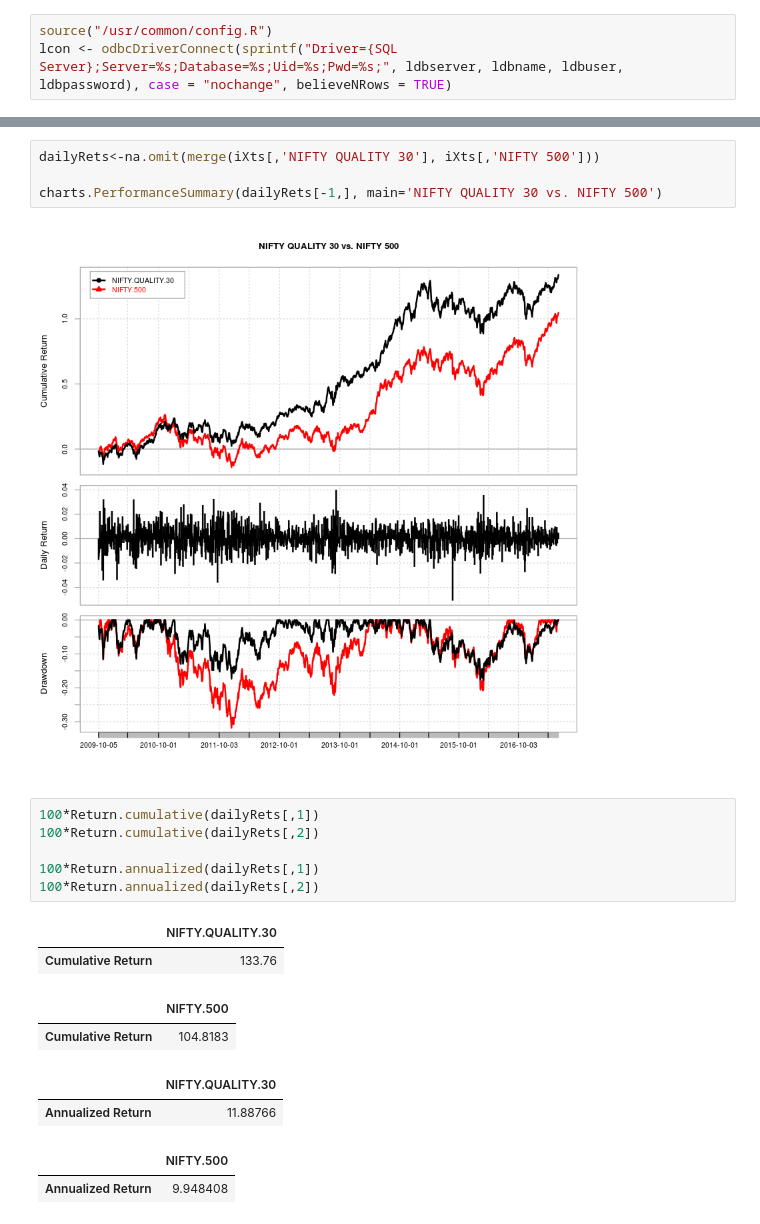
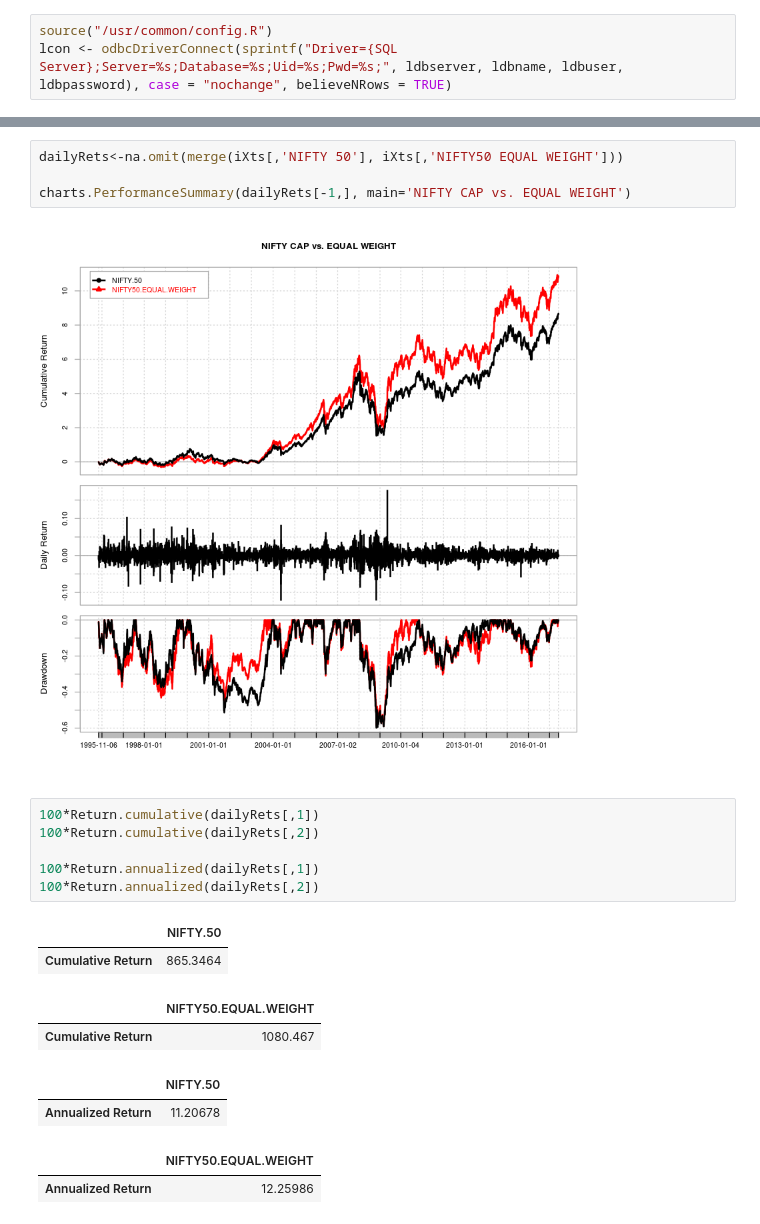
Before and after one commit to stockviz/notebooks, a Jupyter notebook: Index relative performance.ipynb, the cells around one changed output, grey strips where cells are left out. Cells and saved outputs as stored; diff of their text form.

Commit message:
NIFTY 50 cap vs. equal weight

```diff
--- a/Index relative performance.ipynb
+++ b/Index relative performance.ipynb
@@ -55,9 +38,9 @@ names(iXts)<-indexNames
 # %%
-dailyRets<-na.omit(merge(iXts[,'NIFTY QUALITY 30'], iXts[,'NIFTY 500']))
+dailyRets<-na.omit(merge(iXts[,'NIFTY 50'], iXts[,'NIFTY50 EQUAL WEIGHT']))
 
-charts.PerformanceSummary(dailyRets[-1,], main='NIFTY QUALITY 30 vs. NIFTY 500')
+charts.PerformanceSummary(dailyRets[-1,], main='NIFTY CAP vs. EQUAL WEIGHT')
 # %% [output]
-[figure, old version]
+[figure, new version]
 # %%
 100*Return.cumulative(dailyRets[,1])
 100*Return.cumulative(dailyRets[,2])
@@ -65,11 +48,11 @@ charts.PerformanceSummary(dailyRets[-1,], main='NIFTY QUALITY 30 vs. NIFTY 500')
 100*Return.annualized(dailyRets[,1])
 100*Return.annualized(dailyRets[,2])
 # %% [output]
-|  | NIFTY.QUALITY.30 |
-| Cumulative Return | 133.76 |
+|  | NIFTY.50 |
+| Cumulative Return | 865.3464 |
-|  | NIFTY.500 |
-| Cumulative Return | 104.8183 |
+|  | NIFTY50.EQUAL.WEIGHT |
+| Cumulative Return | 1080.467 |
-|  | NIFTY.QUALITY.30 |
-| Annualized Return | 11.88766 |
+|  | NIFTY.50 |
+| Annualized Return | 11.20678 |
-|  | NIFTY.500 |
-| Annualized Return | 9.948408 |
+|  | NIFTY50.EQUAL.WEIGHT |
+| Annualized Return | 12.25986 |
```
Also changed, not shown: parts of 2 cells of this notebook.
